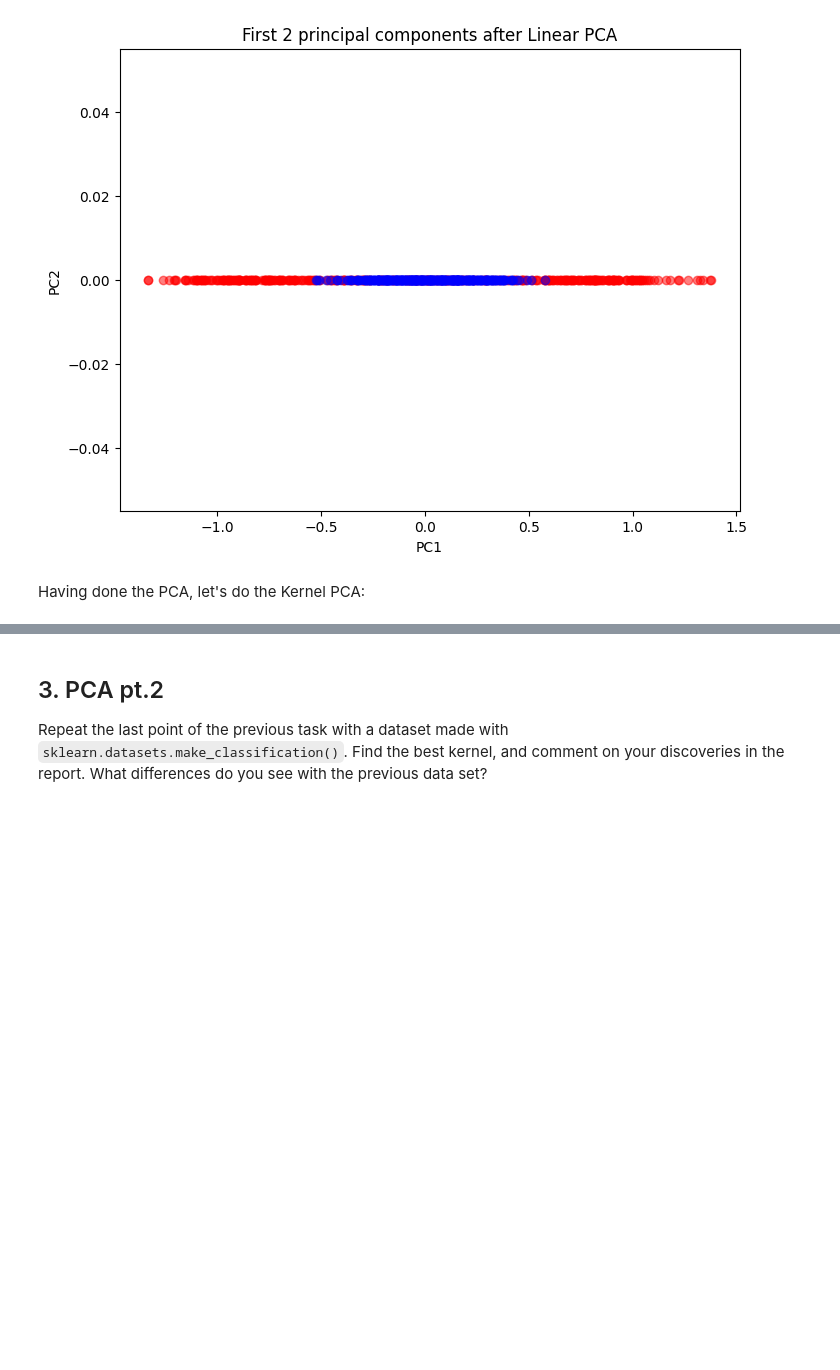
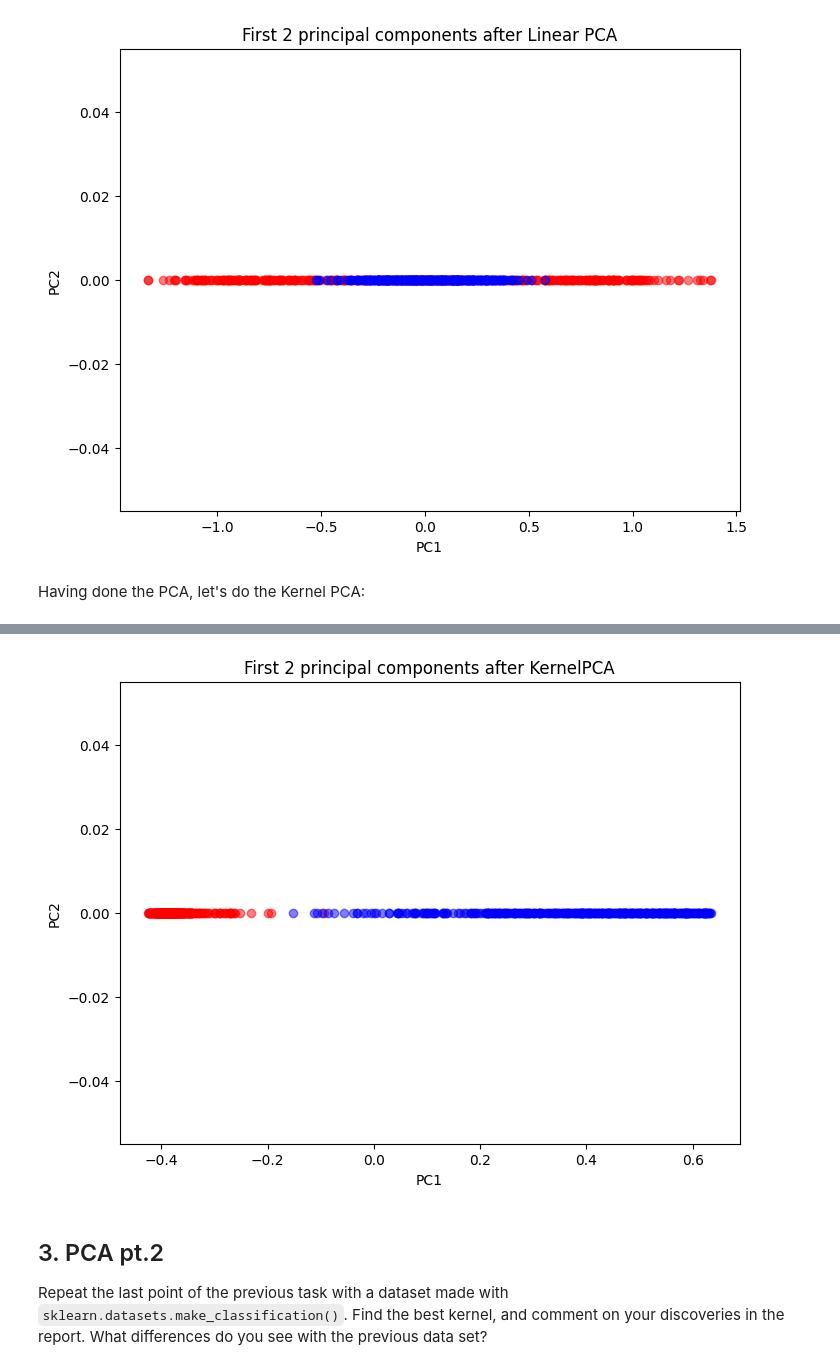
Before and after one commit to kiogre/Machine_learning_mod_A, a Jupyter notebook: challenges/challenge_two.ipynb, the cells around one changed output, grey strips where cells are left out. Drawn from its saved outputs; the diff is of its cells as text; code cells hidden in the pictures; blank space fills up the shorter version.

````diff
--- a/challenges/challenge_two.ipynb
+++ b/challenges/challenge_two.ipynb
@@ -157,15 +165,17 @@ plt.show()
 # %%
-scikit_kpca = KernelPCA(kernel='rbf', gamma=1)
+scikit_kpca = KernelPCA(kernel='rbf', gamma=5, n_components = 1)
 X_skpca = scikit_kpca.fit_transform(X_train)
 
 plt.figure(figsize=(8,6))
 plt.scatter(X_skpca[y_train==0, 0], np.zeros((np.size(X_spca[y_train == 0, 0]), 1)), color='red', alpha=0.5)
-plt.scatter(X_skpca[y_train==1, 0], np.zeros((np.size(X_spca[y_train == 0, 0]), 1)), color='blue', alpha=0.5)
+plt.scatter(X_skpca[y_train==1, 0], np.zeros((np.size(X_spca[y_train == 1, 0]), 1)), color='blue', alpha=0.5)
 
 plt.title('First 2 principal components after KernelPCA')
 plt.xlabel('PC1')
 plt.ylabel('PC2')
 plt.show()
+# %% [output]
+[figure, added]
 # %% [markdown]
 ## 3. PCA pt.2
 Repeat the last point of the previous task with a dataset made with ```sklearn.datasets.make_classification()```. Find the best kernel, and comment on your discoveries in the report. What differences do you see with the previous data set?
````
Also changed, not shown: parts of 13 cells of this notebook.
